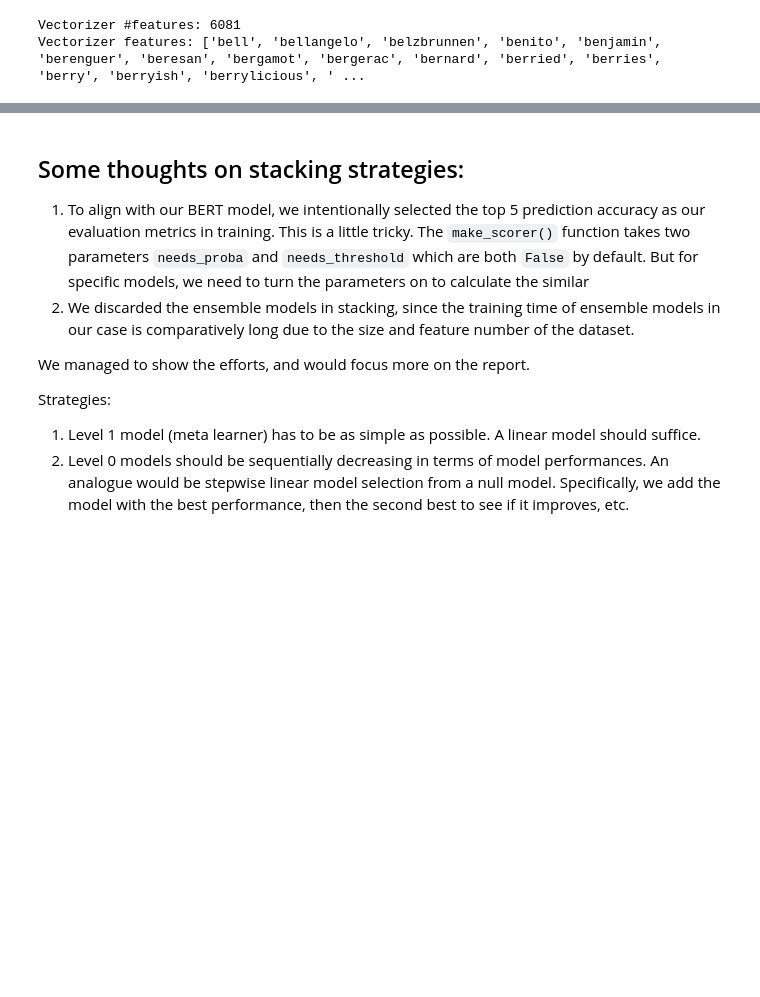
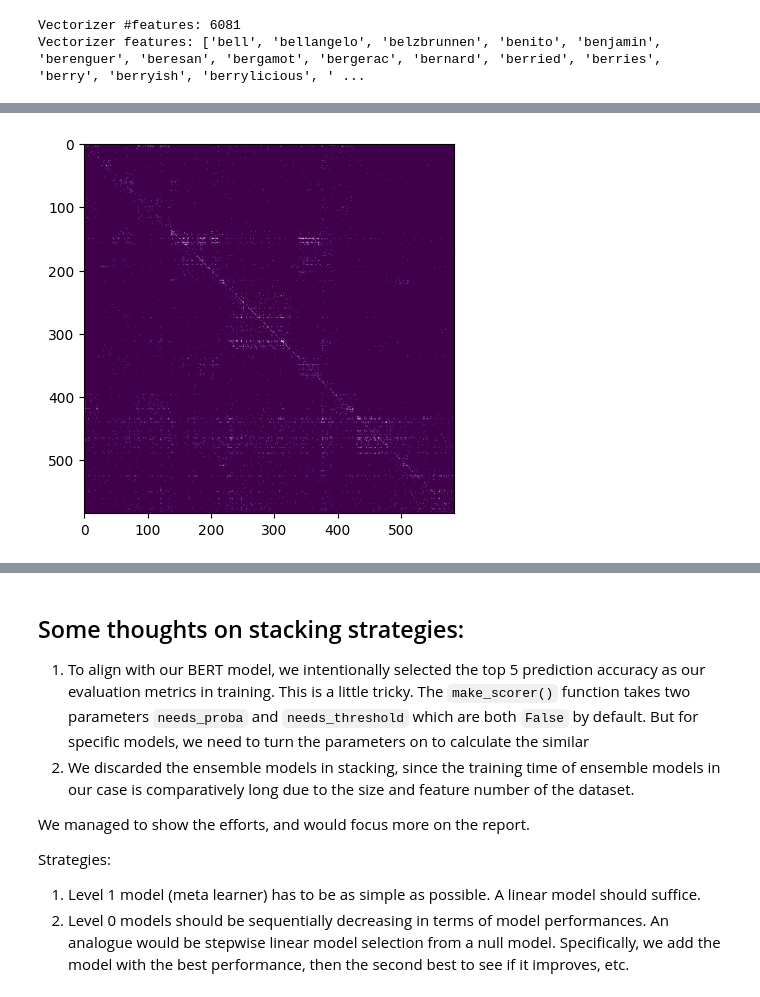
Before and after one commit to CeleritasML/sommelier-app, a Jupyter notebook: notebooks/stacking.ipynb, the cells around one changed output, grey strips where cells are left out. Saved outputs shown, nothing was run; the diff lists cells and outputs as text; code cells hidden in the pictures; blank space fills up the shorter version.

```diff
--- a/notebooks/stacking.ipynb
+++ b/notebooks/stacking.ipynb
@@ -124,3 +156,13 @@ scores["nb"] = eval_model(nb, train_vectors, data_slim["region_variety"])
+# %%
+plt.imshow(
+    np.log(
+        confusion_matrix(data["test"]["region_variety"], nb.predict(test_vectors)) + 1,
+    ),
+    cmap="PRGn",
+)
+plt.savefig("../img/confusion_matrix_nb_test.png")
+# %% [output]
+[figure, added]
 # %%
 # evaluate perceptron
 perceptron = Perceptron(random_state=random_state, early_stopping=True)
```
Also changed, not shown: parts of 28 cells of this notebook, 14 other files.
